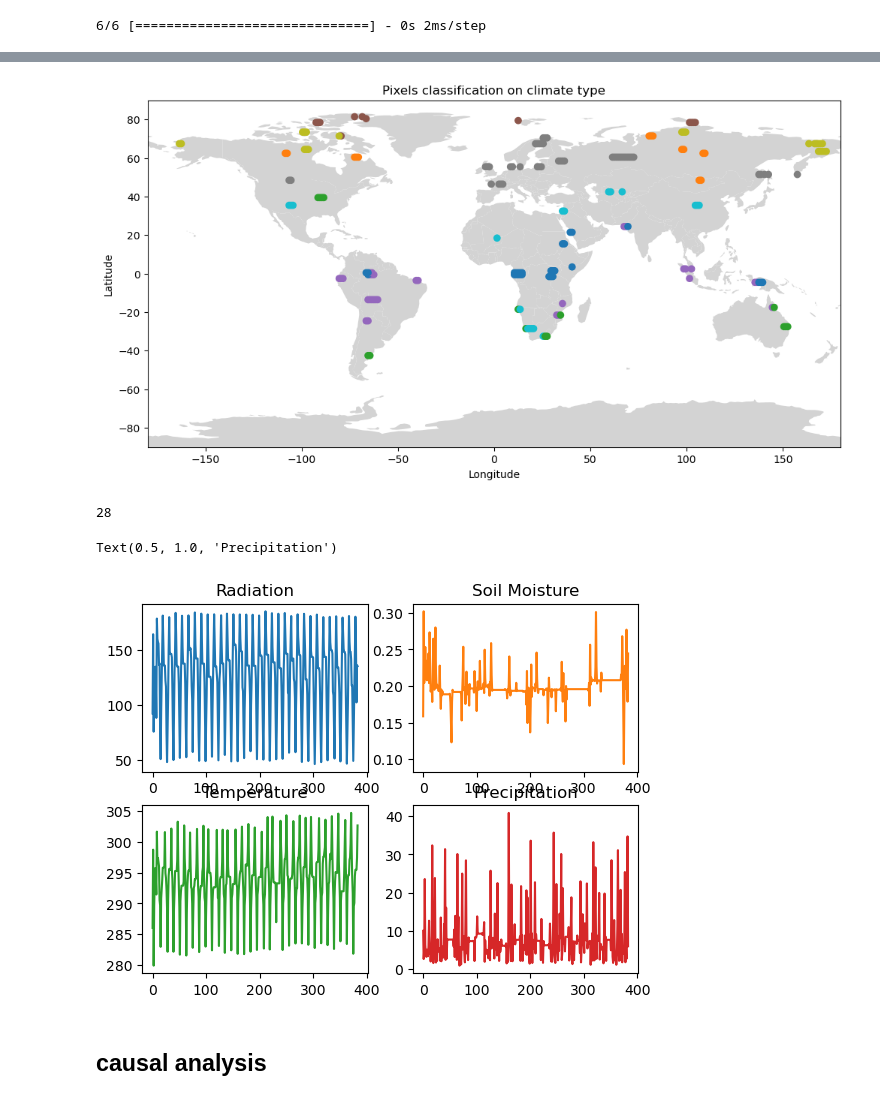
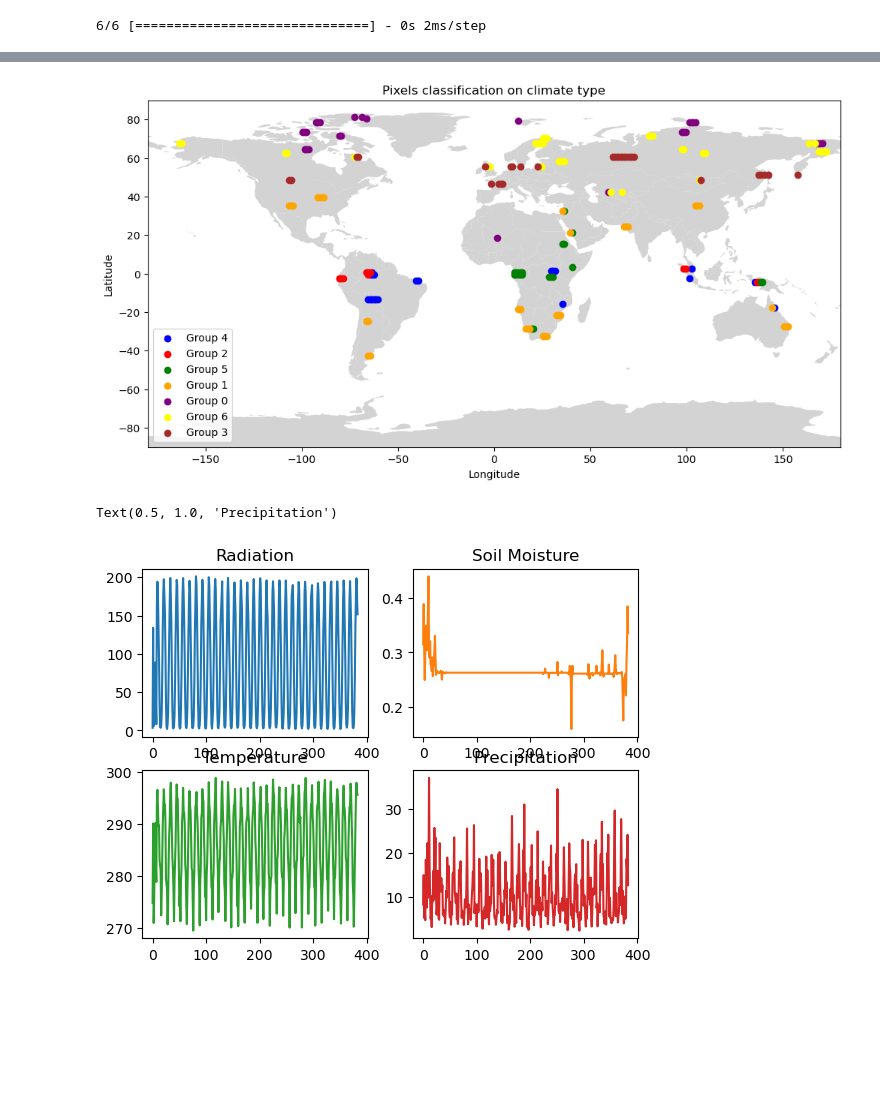
Before and after one commit to oriolus98/master_thesis2, a Jupyter notebook: causal_analysis1.ipynb, the cells around one changed output, grey strips where cells are left out. Saved outputs shown, nothing was run; the diff lists cells and outputs as text; code cells hidden in the pictures; blank space fills up the shorter version.

```diff
--- a/causal_analysis1.ipynb
+++ b/causal_analysis1.ipynb
@@ -35,6 +39,8 @@ for file in os.listdir('../test_data/assaig1/'):
     df[i,:,:] = pd.read_csv(os.path.join('../test_data/assaig1/', file), header=None)
     i += 1
     pixels.append(file)
+
+df = df[:,1:,:]
 # %%
 inp = layers.Input(shape=(df.shape[1], df.shape[2]))
 
@@ -122,10 +139,10 @@ data = encoder.predict(df)
 # %% [output]
 6/6 [==============================] - 0s 2ms/step
 # %%
-data = data.reshape((len(os.listdir('../test_data/assaig1/')), 385))
+data = data.reshape((len(os.listdir('../test_data/assaig1/')), 384))
 # %%
 data = pd.DataFrame(data, index = pixels)
 # %%
-model = TimeSeriesKMeans(n_clusters=8, metric="dtw", max_iter=10000)
+model = TimeSeriesKMeans(n_clusters=7, metric="dtw", max_iter=30000)
 model.fit(data)
 # %% [output]
@@ -169,14 +170,8 @@ worldmap = gpd.read_file(gpd.datasets.get_path('naturalearth_lowres'))
 fig, ax = plt.subplots(figsize=(12, 6))
 worldmap.plot(color="lightgrey", ax=ax)
 
-
-# Plotting our pixels classification by climate type
-x = tuple(results['coord_x'])
-y = tuple(results['coord_y'])
-z = tuple(results['group'])
-
-
-plt.scatter(x, y, c=z, cmap='tab10')
+for group, color in zip(results['group'].unique(), ['blue', 'red', 'green', 'orange', 'purple', 'yellow', 'brown']):
+    plt.scatter(x = results.coord_x[results['group'] == group], y = results.coord_y[results['group'] == group], color=color, label=f"Group {group}")
 
 # Creating axis limits and title
 plt.xlim([-180, 180])
@@ -185,34 +180,27 @@ plt.ylim([-90, 90])
 plt.title('Pixels classification on climate type')
 plt.xlabel("Longitude")
 plt.ylabel("Latitude")
+plt.legend()
 plt.show()
 # %% [output]
-[figure, old version]
+[figure, new version]
-# %%
-np.sum(results['group'] == 0)
-# %% [output]
-28
 # %%
-mean_series = np.empty((len(set(results['group'])),385,4))
+mean_series = np.empty((len(set(results['group'])),384,4))
 
 for i in set(results['group']):
     for j in range(4):
-        mean_series[i,:,j] = dtw_avg(df[results['group'] == i,:,j], max_iter = 10000).reshape([385,])
+        mean_series[i,:,j] = dtw_avg(df[results['group'] == i,:,j], max_iter = 10000).reshape([384,])
 # %%
-mean_series = mean_series[:,1:,:]
-
 # Mitjana de cada variable per al cluster 3
 fig, axs = plt.subplots(2, 2)
 axs[0, 0].plot(mean_series[3,:,0])
 axs[0, 0].set_title('Radiation')
 axs[0, 1].plot(mean_series[3,:,1], 'tab:orange')
 axs[0, 1].set_title('Soil Moisture')
 axs[1, 0].plot(mean_series[3,:,2], 'tab:green')
 axs[1, 0].set_title('Temperature')
 axs[1, 1].plot(mean_series[3,:,3], 'tab:red')
 axs[1, 1].set_title('Precipitation')
 # %% [output]
 Text(0.5, 1.0, 'Precipitation')
-[figure, old version]
+[figure, new version]
-# %% [markdown]
-## causal analysis
```
Also changed, not shown: parts of 14 cells of this notebook, 19 other files.
